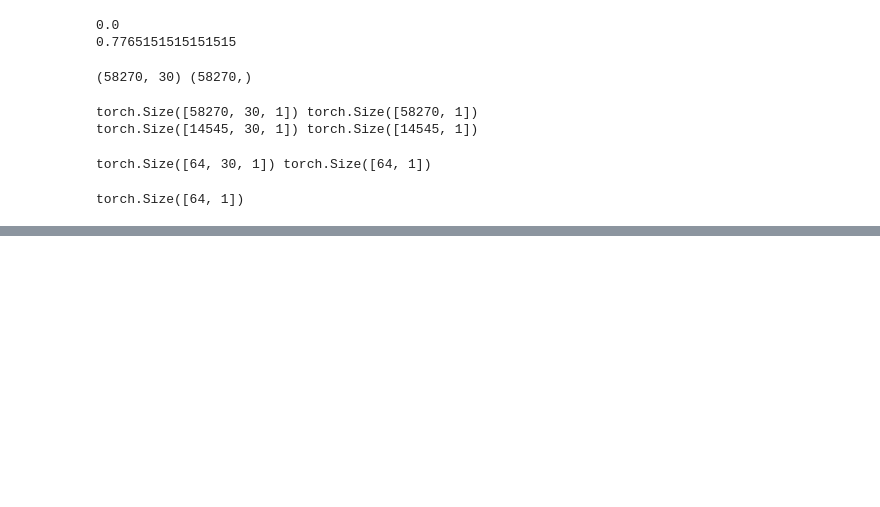
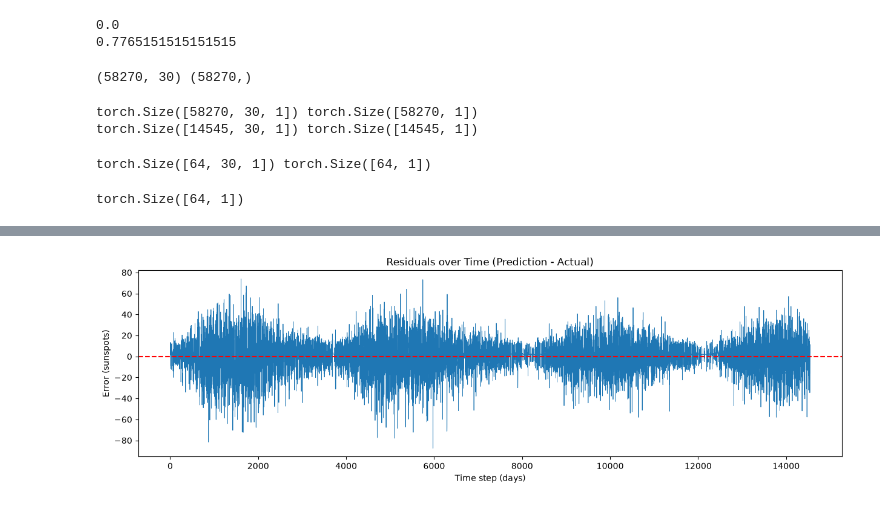
Before and after one commit to nanare-sudo/sunspot-lstm-forecasting, a Jupyter notebook: notebooks/02_preprocessing_and_model.ipynb, the cells around one changed output, grey strips where cells are left out. Saved outputs shown, nothing was run; the diff lists cells and outputs as text; code cells hidden in the pictures; blank space fills up the shorter version.

```diff
--- a/notebooks/02_preprocessing_and_model.ipynb
+++ b/notebooks/02_preprocessing_and_model.ipynb
@@ -188,0 +222,11 @@ torch.save(model.state_dict(), "../models/sunspot_lstm.pth")
+# %%
+plt.figure(figsize=(15, 4))
+plt.plot(residuals, linewidth=0.6)
+plt.axhline(0, color="red", linestyle="--")
+plt.title("Residuals over Time (Prediction - Actual)")
+plt.xlabel("Time step (days)")
+plt.ylabel("Error (sunspots)")
+plt.savefig("../figures/04_residuals_over_time.png", dpi=150, bbox_inches="tight")
+plt.show()
+# %% [output]
+[figure, added]
```
Also changed, not shown: parts of 11 cells of this notebook, 8 other files.
